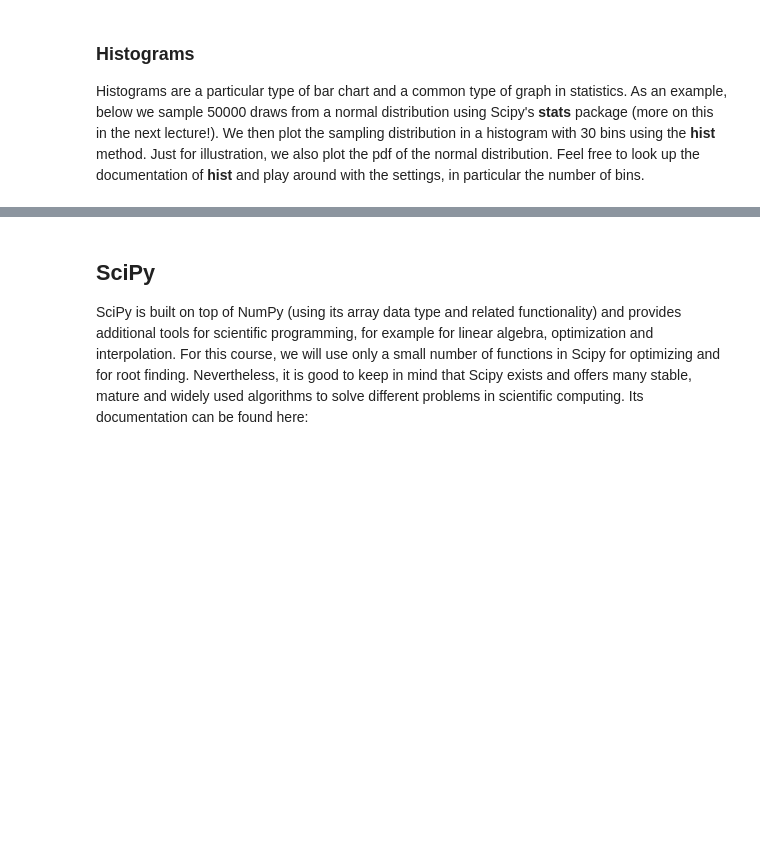
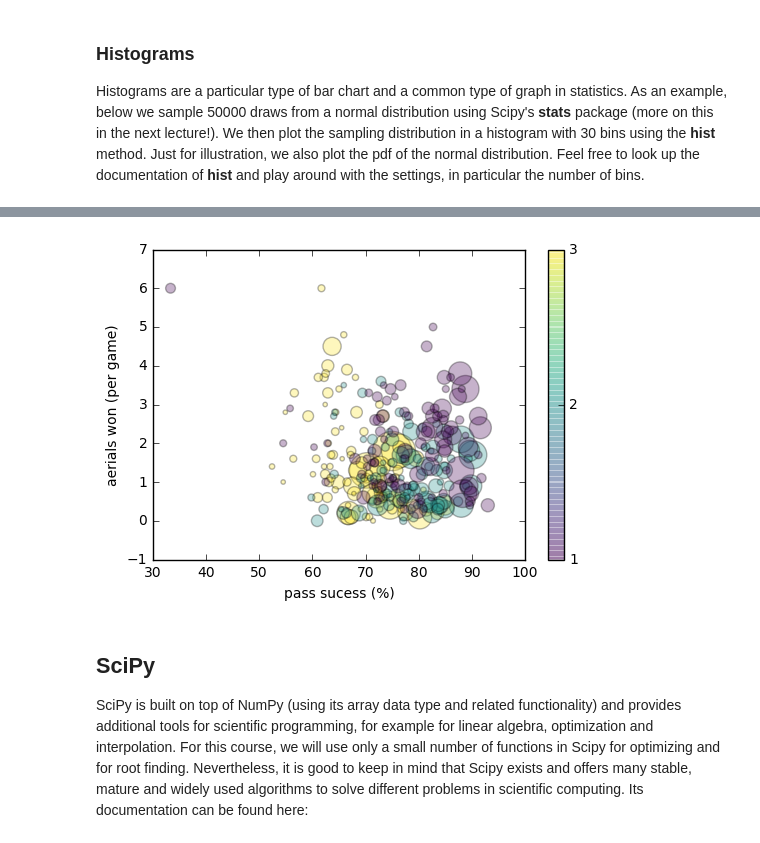
Before and after one commit to Moony2D/Python-Intro-ifo, a Jupyter notebook: PyIntro_Scipy.ipynb, the cells around one changed output, grey strips where cells are left out. Cells and saved outputs as stored; diff of their text form; code cells hidden in the pictures; blank space fills up the shorter version.

```diff
--- a/PyIntro_Scipy.ipynb
+++ b/PyIntro_Scipy.ipynb
@@ -273,0 +267,14 @@ ax.set_ylabel("$p(x)$")
+# %%
+# With the function np.loadtxt, we can now decide which columns we wan to load and analyze.
+# Remember: only columns containting the same type can be loaded
+import numpy as np
+cols=(2,4,5,6,7,8,9,10,11,13)
+# load data from txt-file
+bundesliga = np.loadtxt('BundesligaData.txt',delimiter=';', usecols=(cols),skiprows=1)
+attributes=[]
+k=0
+# derive attribute list for the columns chosen
+for i in cols:
+    attributes.append((k,description[i][1]))
+    k+=1
+print(attributes)
@@ -274,3 +285,12 @@ ax.set_ylabel("$p(x)$")
+# %%
+fig, ax = plt.subplots()
+im=ax.scatter(bundesliga[:,7], bundesliga[:,8], s = bundesliga[:,0]*10, c = bundesliga[:,9],alpha=0.3, cmap='viridis')
+ax.set_xlabel("pass sucess (%)")
+ax.set_ylabel("aerials won (per game)")
+cbar=fig.colorbar(im)
+cbar.set_ticks([1,2,3])
+# %% [output]
+[figure, added]
 # %% [markdown]
 ## SciPy
 
```
Also changed, not shown: parts of 16 cells of this notebook, 1 other file.
